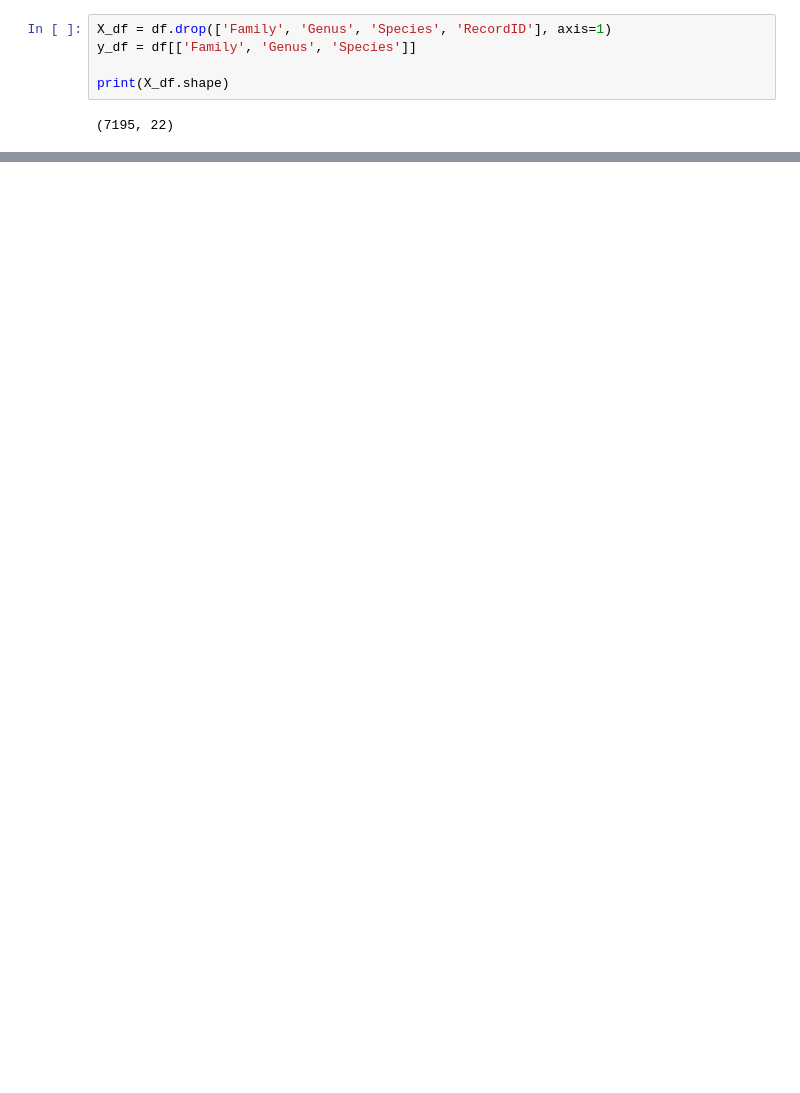
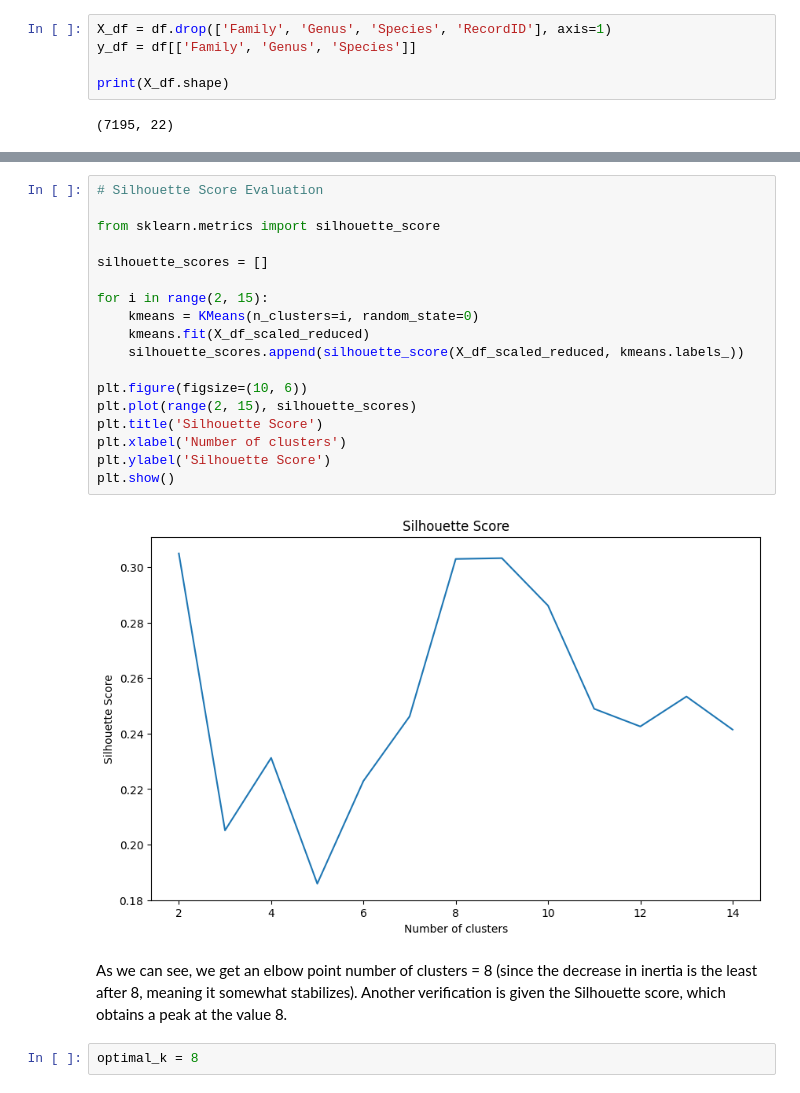
Before and after one commit to Nived04/CS60050_Clustering_Anuran_Calls_Course-Asgnmt, a Jupyter notebook: Anuran_Calls_Analysis.ipynb, the cells around one changed output, grey strips where cells are left out. Drawn from its saved outputs; the diff is of its cells as text; blank space fills up the shorter version.

```diff
--- a/Anuran_Calls_Analysis.ipynb
+++ b/Anuran_Calls_Analysis.ipynb
@@ -234,0 +359,24 @@ ValueError: y should be a 1d array, got an array of shape (7195, 3) instead.
+# %%
+# Silhouette Score Evaluation
+
+from sklearn.metrics import silhouette_score
+
+silhouette_scores = []
+
+for i in range(2, 15):
+    kmeans = KMeans(n_clusters=i, random_state=0)
+    kmeans.fit(X_df_scaled_reduced)
+    silhouette_scores.append(silhouette_score(X_df_scaled_reduced, kmeans.labels_))
+
+plt.figure(figsize=(10, 6))
+plt.plot(range(2, 15), silhouette_scores)
+plt.title('Silhouette Score')
+plt.xlabel('Number of clusters')
+plt.ylabel('Silhouette Score')
+plt.show()
+# %% [output]
+[figure, added]
+# %% [markdown]
+As we can see, we get an elbow point number of clusters = 8 (since the decrease in inertia is the least after 8, meaning it somewhat stabilizes). Another verification is given the Silhouette score, which obtains a peak at the value 8.
+# %%
+optimal_k = 8
```
Also changed, not shown: parts of 56 cells of this notebook.
